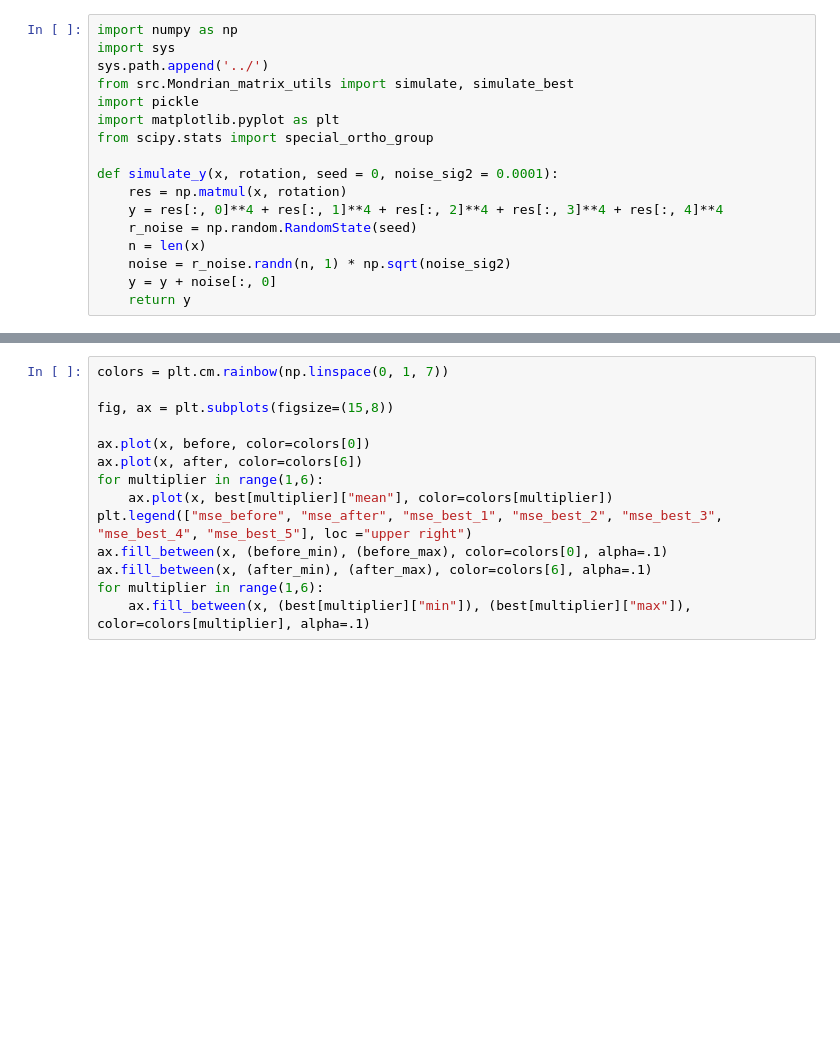
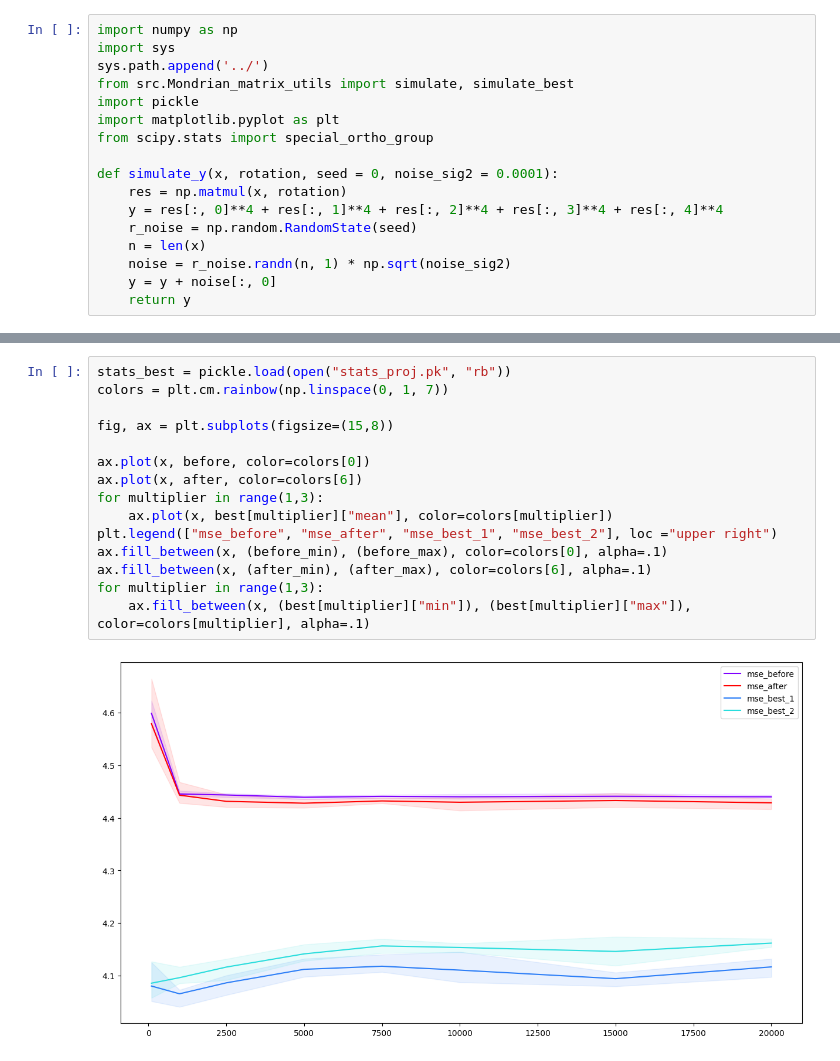
Before and after one commit to Xieyangxinyu/vie, a Jupyter notebook: rotation/Mondrian_rotation.ipynb, the cells around one changed output, grey strips where cells are left out. Cells and saved outputs as stored; diff of their text form; blank space fills up the shorter version.

```diff
--- a/rotation/Mondrian_rotation.ipynb
+++ b/rotation/Mondrian_rotation.ipynb
@@ -111,14 +164,17 @@ pickle.dump(stats_best, open("stats_proj.pk", "wb"))
 # %%
+stats_best = pickle.load(open("stats_proj.pk", "rb"))
 colors = plt.cm.rainbow(np.linspace(0, 1, 7))
 
 fig, ax = plt.subplots(figsize=(15,8))
 
 ax.plot(x, before, color=colors[0])
 ax.plot(x, after, color=colors[6])
-for multiplier in range(1,6):
+for multiplier in range(1,3):
     ax.plot(x, best[multiplier]["mean"], color=colors[multiplier])
-plt.legend(["mse_before", "mse_after", "mse_best_1", "mse_best_2", "mse_best_3", "mse_best_4", "mse_best_5"], loc ="upper right")
+plt.legend(["mse_before", "mse_after", "mse_best_1", "mse_best_2"], loc ="upper right")
 ax.fill_between(x, (before_min), (before_max), color=colors[0], alpha=.1)
 ax.fill_between(x, (after_min), (after_max), color=colors[6], alpha=.1)
-for multiplier in range(1,6):
+for multiplier in range(1,3):
     ax.fill_between(x, (best[multiplier]["min"]), (best[multiplier]["max"]), color=colors[multiplier], alpha=.1)
+# %% [output]
+[figure, added]
```
Also changed, not shown: parts of 5 cells of this notebook, 2 other files.
